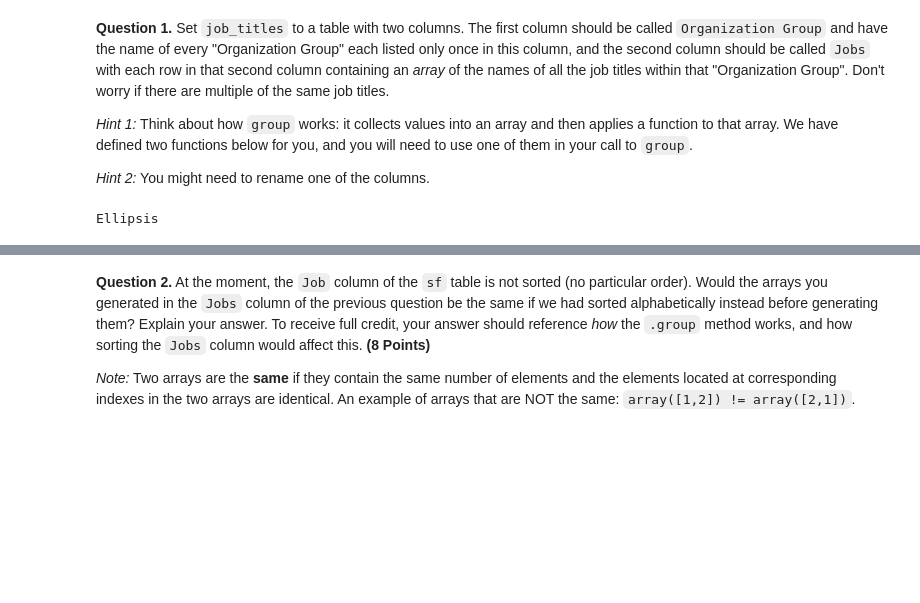
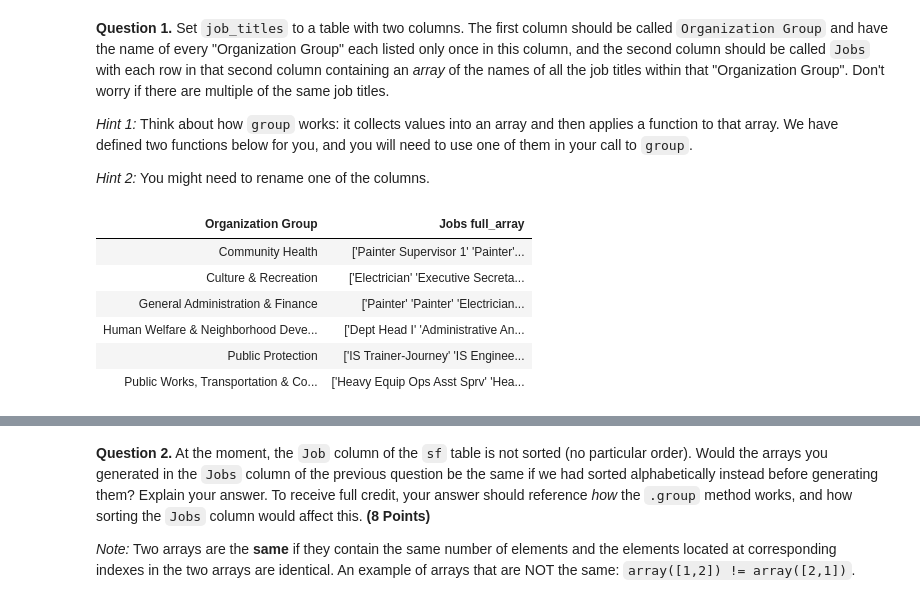
Before and after one commit to khurt14/home-data, a Jupyter notebook: hw04/hw04.ipynb, the cells around one changed output, grey strips where cells are left out. Saved outputs shown, nothing was run; the diff lists cells and outputs as text; code cells hidden in the pictures; blank space fills up the shorter version.

```diff
--- a/hw04/hw04.ipynb
+++ b/hw04/hw04.ipynb
@@ -237,18 +238,28 @@ We want to use this table to generate arrays with the job titles of the members
 # %%
 # Pick one of the two functions defined below in your call to group.
 def first_item(array):
     '''Returns the first item'''
     return array.item(0)
 
 def full_array(array):
     '''Returns the array that is passed through'''
     return array
 
-# Make a call to group using one of the functions above when you define job_titles
-job_titles = ...
+job_titles3 = sf.relabeled("Job", "Jobs")
+
+job_titles2 = job_titles3.drop("Department", "Total Compensation")
+
+job_titles = job_titles2.group("Organization Group", full_array)
+
 job_titles
 # %% [output]
-Ellipsis
+| Organization Group | Jobs full_array |
+| Community Health | ['Painter Supervisor 1' 'Painter'... |
+| Culture & Recreation | ['Electrician' 'Executive Secreta... |
+| General Administration & Finance | ['Painter' 'Painter' 'Electrician... |
+| Human Welfare & Neighborhood Deve... | ['Dept Head I' 'Administrative An... |
+| Public Protection | ['IS Trainer-Journey' 'IS Enginee... |
+| Public Works, Transportation & Co... | ['Heavy Equip Ops Asst Sprv' 'Hea... |
 # %%
 grader.check("q2_1")
 # %% [output]
```
Also changed, not shown: parts of 7 cells of this notebook, 8 other files.
